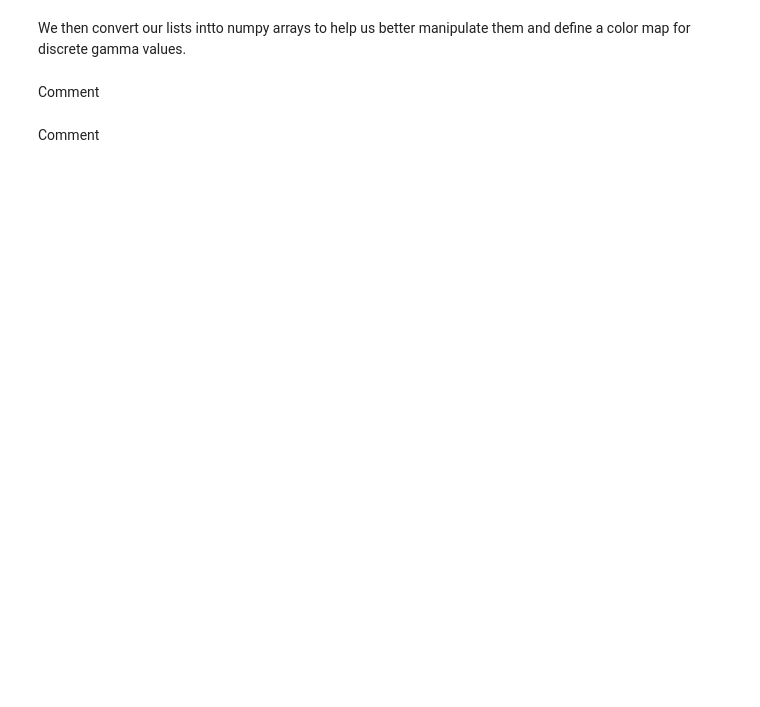
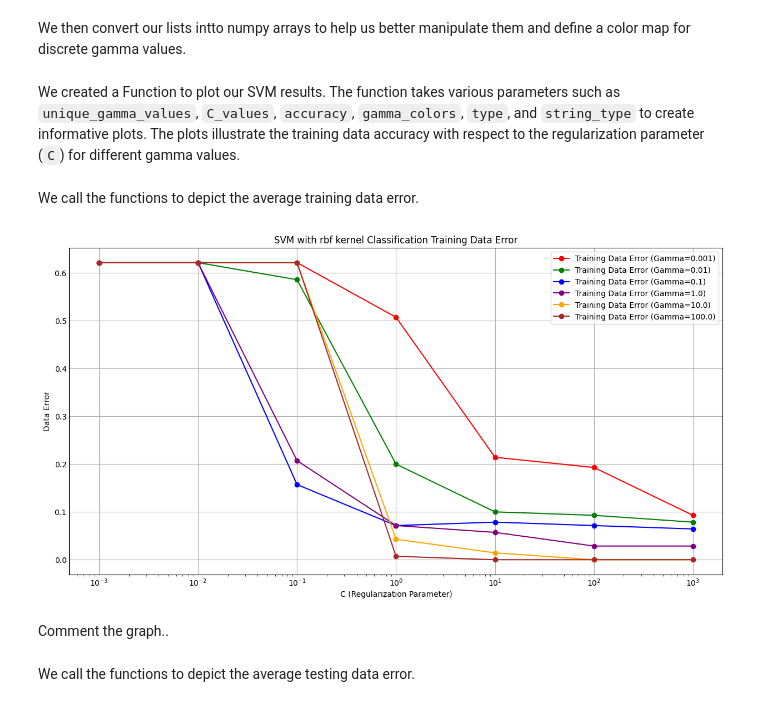
Before and after one commit to Elemxm/Pattern-Recognition, a Jupyter notebook: svm.ipynb, the cells around one changed output. Cells and saved outputs as stored; diff of their text form; code cells hidden in the pictures; blank space fills up the shorter version.

```diff
--- a/svm.ipynb
+++ b/svm.ipynb
@@ -200,8 +226,8 @@ prediction_time_test = np.array(prediction_time_test)
 gamma_colors = {0.001: 'red', 0.01: 'green', 0.1: 'blue', 1: 'purple', 10: 'orange', 100: 'brown'}
 # Get unique gamma values
 unique_gamma_values = np.unique(gamma_values)
-# %% [markdown]
-Comment
+# %% [markdown]
+We created a Function to plot our SVM results. The function takes various parameters such as `unique_gamma_values`, `C_values`, `accuracy`, `gamma_colors`, `type`, and `string_type` to create informative plots. The plots illustrate the training data accuracy with respect to the regularization parameter (`C`) for different gamma values.
 # %%
 def ploting_func(unique_gamma_values, C_values, accuracy, gamma_colors, type, string_type):
 # Plotting Training Data Accuracy
@@ -219,6 +245,14 @@ def ploting_func(unique_gamma_values, C_values, accuracy, gamma_colors, type, st
     plt.title(f'SVM with rbf kernel Classification {type} {string_type}')
     plt.legend()
     plt.show()
+# %% [markdown]
+We call the functions to depict the average training data error.
+# %%
+ploting_func(unique_gamma_values, C_values, average_training_error, gamma_colors, 'Training', 'Data Error')
+# %% [output]
+[figure, added]
 # %% [markdown]
-Comment
+Comment the graph..
+# %% [markdown]
+We call the functions to depict the average testing data error.
 # %%
```
Also changed, not shown: parts of 31 cells of this notebook, 2 other files.
